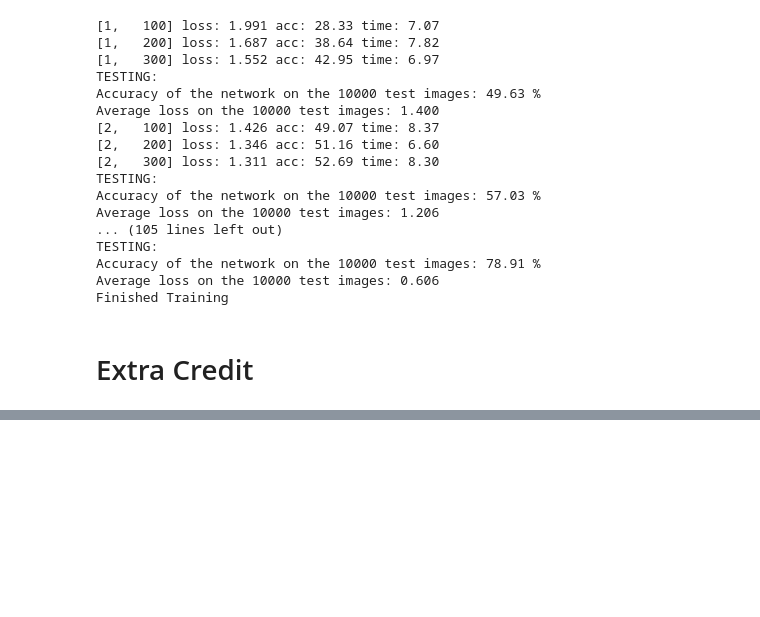
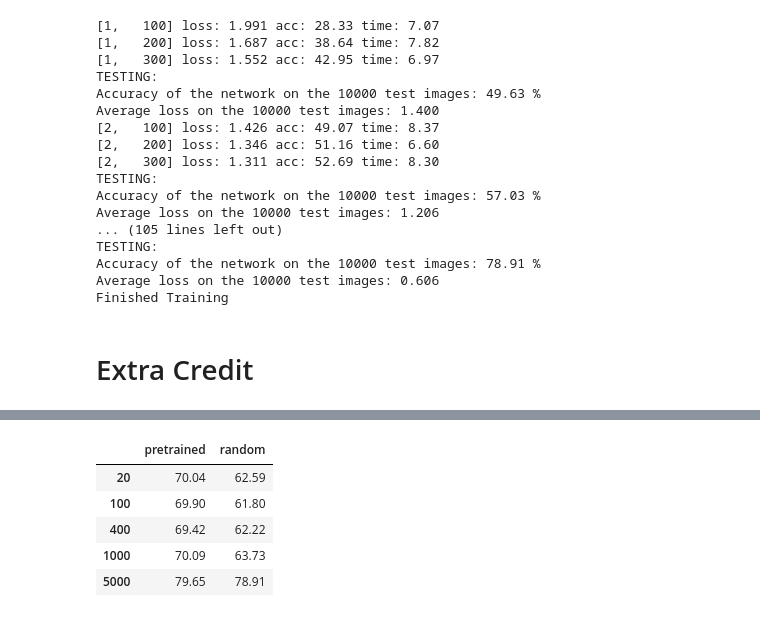
Before and after one commit to jaewonlee16/ResNet18, a Jupyter notebook: FP_rotation.ipynb, the cells around one changed output, grey strips where cells are left out. Saved outputs shown, nothing was run; the diff lists cells and outputs as text; code cells hidden in the pictures; blank space fills up the shorter version.

```diff
--- a/FP_rotation.ipynb
+++ b/FP_rotation.ipynb
@@ -608,0 +686,20 @@ RuntimeError: Attempting to deserialize object on a CUDA device but torch.cuda.i
+# %%
+import pandas as pd
+import numpy as np
+
+training_examples=['20', '100', '400', '1000', '5000']
+pretrained_accuracy = [70.04, 69.9, 69.42, 70.09, 79.65]
+random_accuracy = [62.59, 61.8, 62.22, 63.73, 78.91]
+
+df = pd.DataFrame([pretrained_accuracy, random_accuracy])
+df.columns = training_examples
+df = df.T
+df.columns = ["pretrained", "random"]
+df
+# %% [output]
+|  | pretrained | random |
+| 20 | 70.04 | 62.59 |
+| 100 | 69.90 | 61.80 |
+| 400 | 69.42 | 62.22 |
+| 1000 | 70.09 | 63.73 |
+| 5000 | 79.65 | 78.91 |
```
Also changed, not shown: parts of 6 cells of this notebook.
